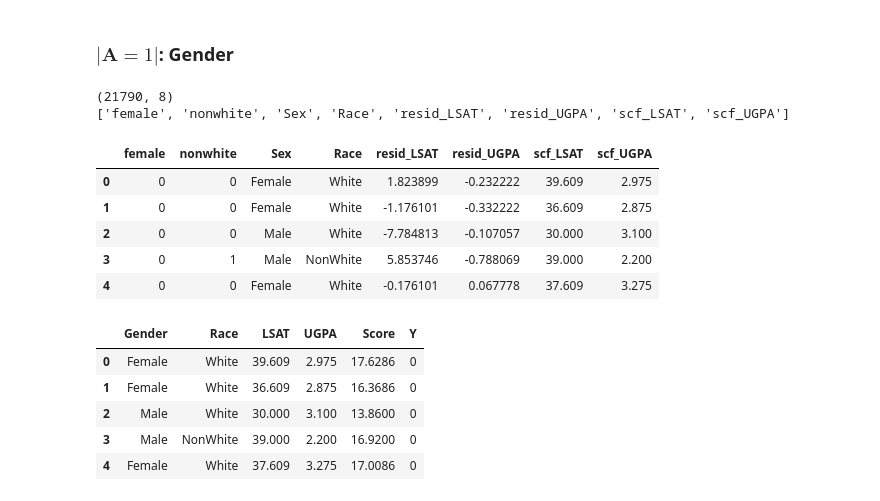
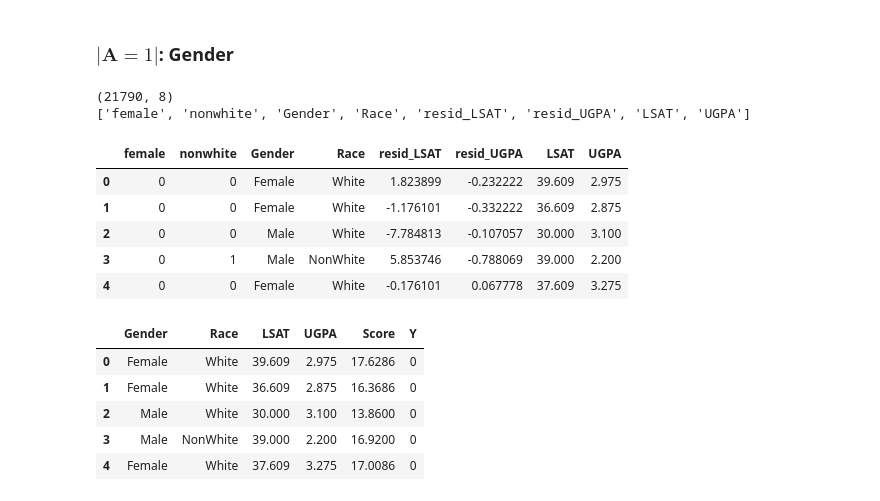
Before and after one commit to cc-jalvarez/revisiting-the-comparator, a Jupyter notebook: src/analysis_law_school.ipynb, the cells around one changed output. Cells and saved outputs as stored; diff of their text form; code cells hidden in the pictures.

```diff
--- a/src/analysis_law_school.ipynb
+++ b/src/analysis_law_school.ipynb
@@ -87,13 +83,17 @@ df.head(5)
 # %%
 do = 'Male'
 org_cf_df = pd.read_csv(data_path + f'cf_LawSchool_lev3_do{do}.csv', sep='|').reset_index(drop=True)
+
+# added for box-plots
+org_cf_df = org_cf_df.rename(columns={'Sex': 'Gender', 'scf_LSAT': 'LSAT', 'scf_UGPA': 'UGPA'})
+
 print(org_cf_df.shape)
 print(org_cf_df.columns.to_list())
 org_cf_df.head(5)
 # %% [output]
 (21790, 8)
-['female', 'nonwhite', 'Sex', 'Race', 'resid_LSAT', 'resid_UGPA', 'scf_LSAT', 'scf_UGPA']
+['female', 'nonwhite', 'Gender', 'Race', 'resid_LSAT', 'resid_UGPA', 'LSAT', 'UGPA']
-|  | female | nonwhite | Sex | Race | resid_LSAT | resid_UGPA | scf_LSAT | scf_UGPA |
+|  | female | nonwhite | Gender | Race | resid_LSAT | resid_UGPA | LSAT | UGPA |
 | 0 | 0 | 0 | Female | White | 1.823899 | -0.232222 | 39.609 | 2.975 |
 | 1 | 0 | 0 | Female | White | -1.176101 | -0.332222 | 36.609 | 2.875 |
 | 2 | 0 | 0 | Male | White | -7.784813 | -0.107057 | 30.000 | 3.100 |
```
Also changed, not shown: parts of 53 cells of this notebook, 5 other files.
